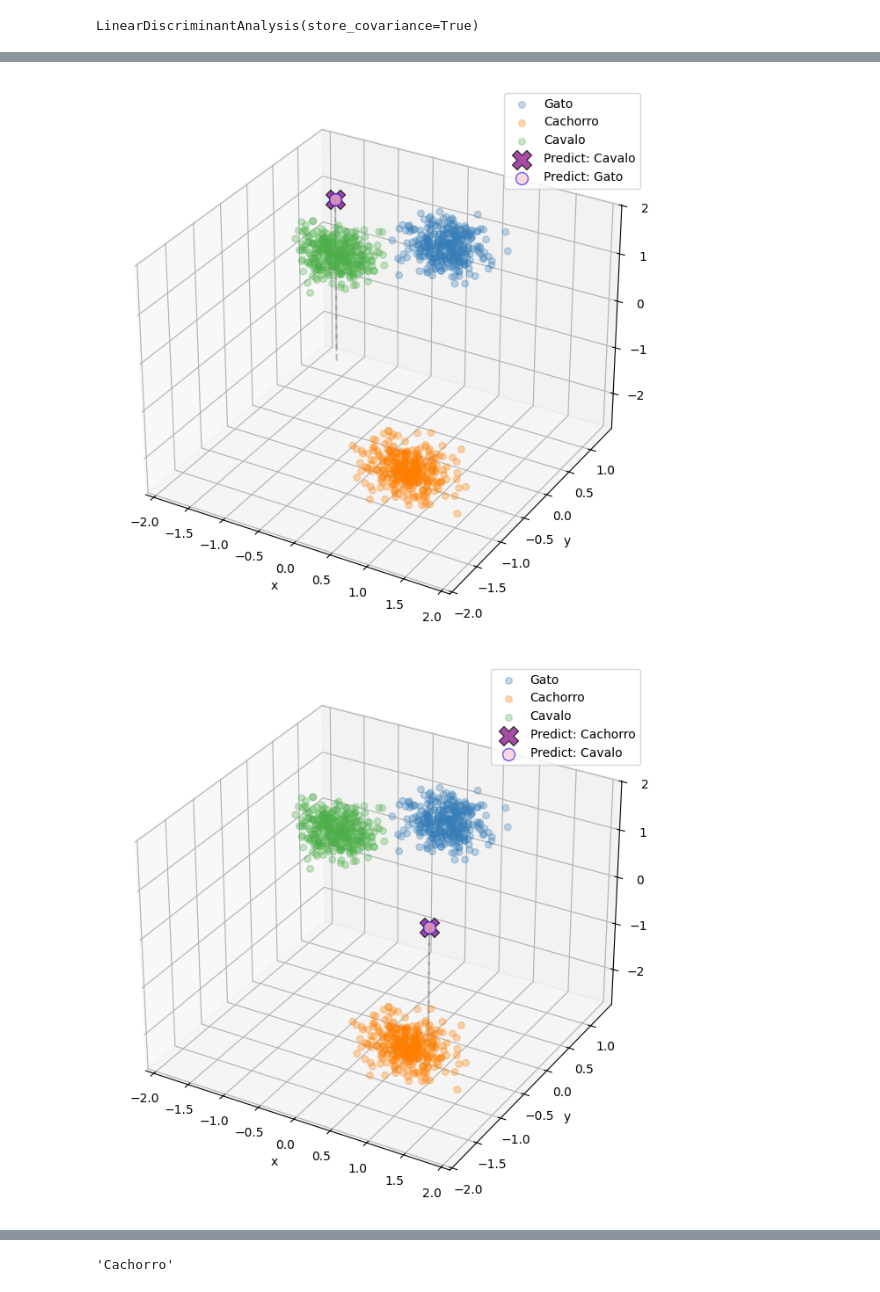
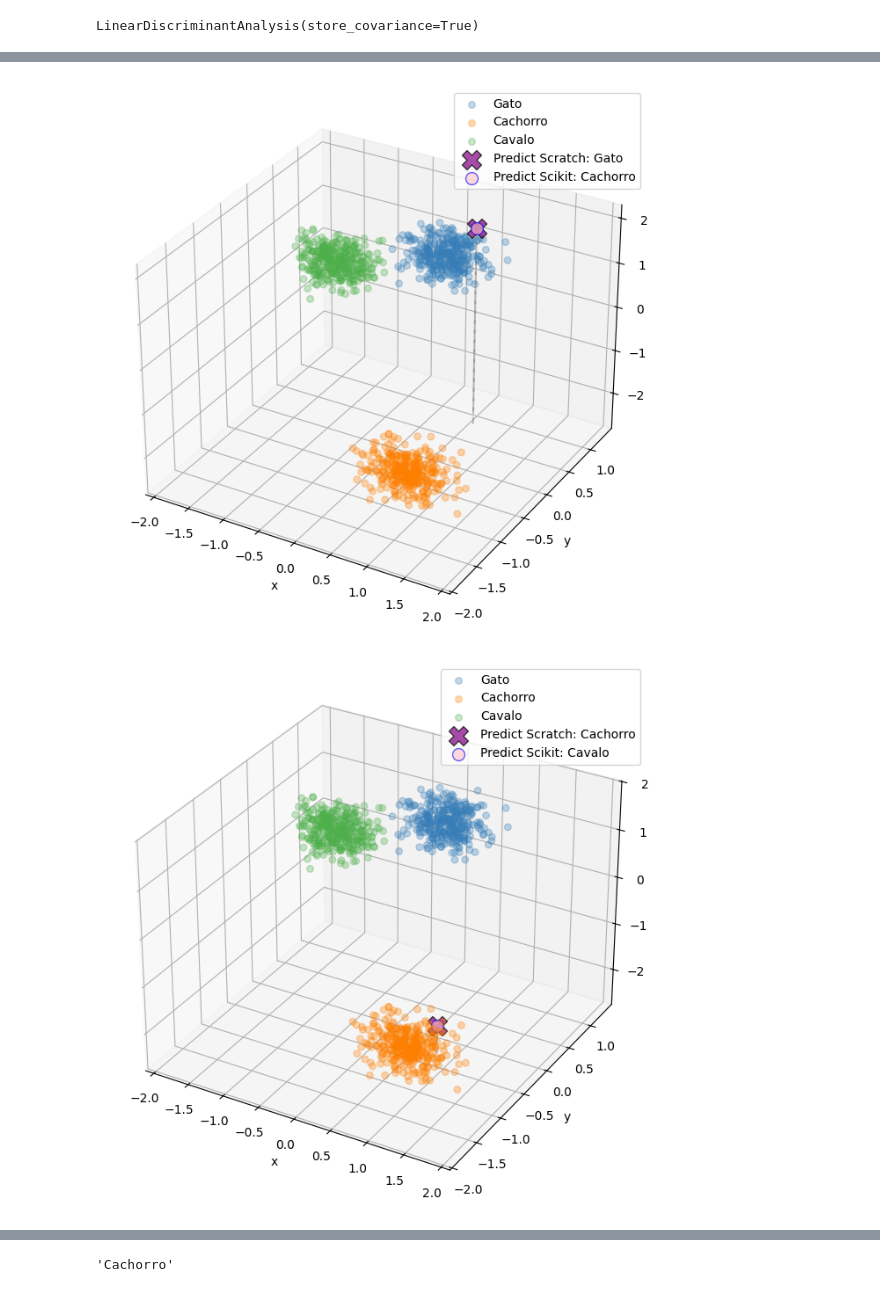
Before and after one commit to vetrz/machine-learning-explained, a Jupyter notebook: notebooks/generative_learning_algoritms.ipynb, the cells around one changed output, grey strips where cells are left out. Drawn from its saved outputs; the diff is of its cells as text; code cells hidden in the pictures.

```diff
--- a/notebooks/generative_learning_algoritms.ipynb
+++ b/notebooks/generative_learning_algoritms.ipynb
@@ -13,7 +13,7 @@ from sklearn.preprocessing import StandardScaler
 
 scaler = StandardScaler()
 
-X = scaler.fit_transform(X)
+X_scaled = scaler.fit_transform(X)
 # %%
 import sys
 import os
@@ -68,35 +68,3 @@ gda_scikit = LinearDiscriminantAnalysis(store_covariance=True)
 gda_scikit.fit(X, y)
 # %% [output]
 LinearDiscriminantAnalysis(store_covariance=True)
-# %%
-point_gda = scaler.transform(np.array([0.5, 5.5, -3.2]).reshape(1,-1))[0]
-result_gda = gda_scratch.predict(point_gda)
-
-point_sklearn = scaler.transform(np.array([0.5, 5.5, -3.2]).reshape(1,-1))[0]
-result_sklearn = le.inverse_transform(gda_scikit.predict(point_sklearn.reshape(1,-1)))
-
-fig = plt.figure(figsize=(10, 8))
-ax = fig.add_subplot(111, projection='3d')
-colors = ['#377eb8', '#ff7f00', '#4daf4a']
-
-for i, name in enumerate(classes_labels):
-    ax.scatter(X[y == i, 0], X[y == i, 1], X[y == i, 2],
-               color=colors[i], label=name, alpha=0.3, s=30)
-
-ax.scatter(point_gda[0], point_gda[1], point_gda[2],
-           color='red', marker='X', s=250, label=f'Predict: {result_gda}', edgecolors='black', alpha=0.7)
-
-ax.plot([point_gda[0], point_gda[0]], [point_gda[1], point_gda[1]],
-        [ax.get_zlim()[0], point_gda[2]], color='gray', linestyle='--', alpha=0.5)
-
-ax.scatter(point_sklearn[0], point_sklearn[1], point_sklearn[2],
-           color='green', marker='o', s=100, label=f'Predict: {result_sklearn[0]}', edgecolors='blue', alpha=0.6)
-
-ax.plot([point_sklearn[0], point_sklearn[0]], [point_sklearn[1], point_sklearn[1]],
-        [ax.get_zlim()[0], point_sklearn[2]], color='gray', linestyle='--', alpha=0.5)
-
-ax.set_xlabel('x')
-ax.set_ylabel('y')
-ax.set_zlabel('z')
-ax.legend()
-plt.show()
@@ -105,5 +71,5 @@ plt.show()
 # %%
-def predict_plot_3d(predict_value = None, X = X, y = y):
+def predict_plot_3d(predict_value = None, X = X_scaled, y = y):
     predict_value = np.ravel(predict_value)
     result_gda = gda_scratch.predict(predict_value)
     result_sklearn = le.inverse_transform(gda_scikit.predict(predict_value.reshape(1,-1)))
@@ -117,13 +83,13 @@ def predict_plot_3d(predict_value = None, X = X, y = y):
                 color=colors[i], label=name, alpha=0.3, s=30)
 
     ax.scatter(predict_value[0], predict_value[1], predict_value[2],
-            color='purple', marker='X', s=250, label=f'Predict: {result_gda}', edgecolors='black', alpha=0.7)
+            color='purple', marker='X', s=250, label=f'Predict Scratch: {result_gda}', edgecolors='black', alpha=0.7)
 
     ax.plot([predict_value[0], predict_value[0]], [predict_value[1], predict_value[1]],
             [ax.get_zlim()[0], predict_value[2]], color='gray', linestyle='--', alpha=0.5)
 
     ax.scatter(predict_value[0], predict_value[1], predict_value[2],
-            color='pink', marker='o', s=100, label=f'Predict: {result_sklearn[0]}', edgecolors='blue', alpha=0.6)
+            color='pink', marker='o', s=100, label=f'Predict Scikit: {result_sklearn[0]}', edgecolors='blue', alpha=0.6)
 
     ax.plot([predict_value[0], predict_value[0]], [predict_value[1], predict_value[1]],
             [ax.get_zlim()[0], predict_value[2]], color='gray', linestyle='--', alpha=0.5)
@@ -133,12 +99,14 @@ def predict_plot_3d(predict_value = None, X = X, y = y):
     ax.set_zlabel('z')
     ax.legend()
     plt.show()
+# %%
+def transform_point(predict_value): return scaler.transform(np.array(predict_value).reshape(1,-1))[0]
 # %%
-predict_plot_3d(predict_value=scaler.transform(np.array([-10.5, 10.5, 5.5]).reshape(1,-1))[0])
+predict_plot_3d(predict_value=transform_point([0.0,7.5,10.0]))
 # %% [output]
-[figure, old version]
+[figure, new version]
 # %%
-predict_plot_3d(predict_value=scaler.transform(np.array([0.2, 0.1, 0.3]).reshape(1,-1))[0])
+predict_plot_3d(predict_value=transform_point([1.0,-0.5,-9.5]))
 # %% [output]
-[figure, old version]
+[figure, new version]
 # %%
```
Also changed, not shown: parts of 5 cells of this notebook, 1 other file.
